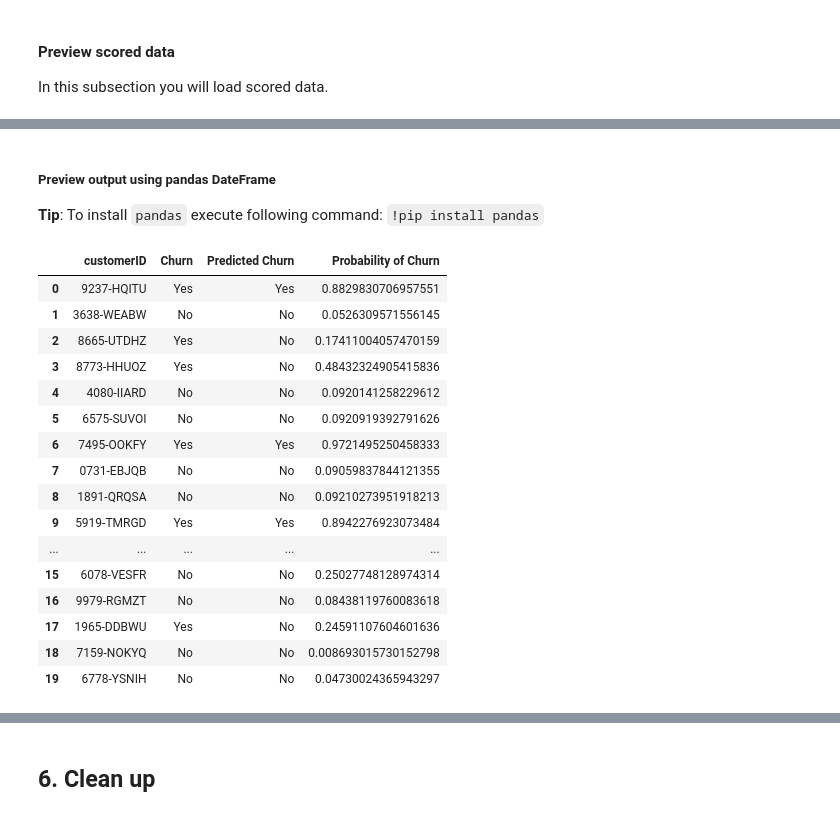
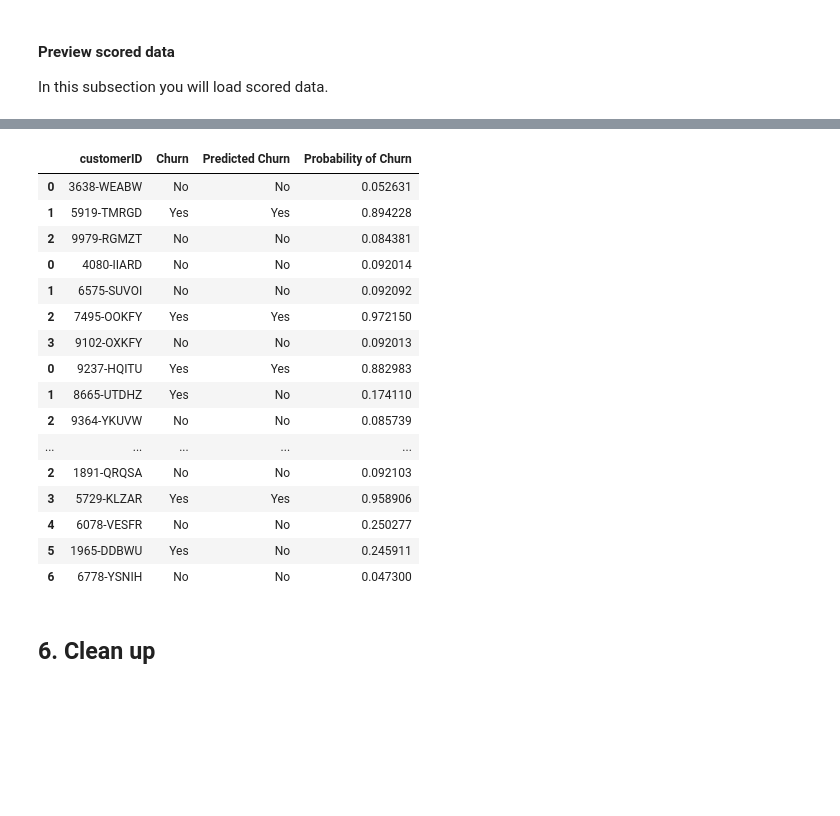
Before and after one commit to IBM/watsonx-ai-samples, a Jupyter notebook: cloud/notebooks/python_sdk/deployments/spss/Use SPSS and batch deployment with DB2 to predict customer churn.ipynb, the cells around one changed output, grey strips where cells are left out. Drawn from its saved outputs; the diff is of its cells as text; code cells hidden in the pictures; blank space fills up the shorter version.

Commit message:
Updated various cloud notebooks
Signed-off-by: Rafal Chrzanowski <Rafal.Chrzanowski@ibm.com>

```diff
--- a/cloud/notebooks/python_sdk/deployments/spss/Use SPSS and batch deployment with DB2 to predict customer churn.ipynb
+++ b/cloud/notebooks/python_sdk/deployments/spss/Use SPSS and batch deployment with DB2 to predict customer churn.ipynb
@@ -76,9 +76,11 @@ location = 'PASTE YOUR INSTANCE LOCATION HERE'
 # %%
+import getpass
+
 from ibm_watsonx_ai import Credentials
 
 credentials = Credentials(
-    api_key=api_key,
-    url='https://' + location + '.ml.cloud.ibm.com'
+    url="https://us-south.ml.cloud.ibm.com",
+    api_key=getpass.getpass("Please enter your watsonx.ai api key (hit enter): "),
 )
 # %%
 from ibm_watsonx_ai import APIClient
@@ -112,0 +127,11 @@ client.set.default_space(space_id)
+# %%
+import os
+
+input_table_1 = "CUSTOMER"
+input_table_2 = "CUSTOMER_2"
+output_table = "OUTPUT"
+
+try:
+    schema_name = os.environ["DB_SCHEMA"]
+except KeyError:
+    schema_name = input("Please enter name of the schema you want to use: ")
@@ -166,2 +308,0 @@ You can use commands below to create a db2 connection and required data assets t
-# %%
-schema_name = 'PUT YOUR SCHEMA NAME HERE'
@@ -451,26 +406,10 @@ rows = results["rows"]
-# %% [markdown]
-##### Preview output using pandas DateFrame
-
-**Tip**: To install `pandas` execute following command: `!pip install pandas`
-# %%
-import pandas as pd
-
-pd.DataFrame(data=rows, columns=columns)
-# %% [output]
-|  | customerID | Churn | Predicted Churn | Probability of Churn |
-| 0 | 9237-HQITU | Yes | Yes | 0.8829830706957551 |
-| 1 | 3638-WEABW | No | No | 0.0526309571556145 |
-| 2 | 8665-UTDHZ | Yes | No | 0.17411004057470159 |
-| 3 | 8773-HHUOZ | Yes | No | 0.48432324905415836 |
-| 4 | 4080-IIARD | No | No | 0.0920141258229612 |
-| 5 | 6575-SUVOI | No | No | 0.0920919392791626 |
-| 6 | 7495-OOKFY | Yes | Yes | 0.9721495250458333 |
-| 7 | 0731-EBJQB | No | No | 0.09059837844121355 |
-| 8 | 1891-QRQSA | No | No | 0.09210273951918213 |
-| 9 | 5919-TMRGD | Yes | Yes | 0.8942276923073484 |
-| ... | ... | ... | ... | ... |
-| 15 | 6078-VESFR | No | No | 0.25027748128974314 |
-| 16 | 9979-RGMZT | No | No | 0.08438119760083618 |
-| 17 | 1965-DDBWU | Yes | No | 0.24591107604601636 |
-| 18 | 7159-NOKYQ | No | No | 0.008693015730152798 |
-| 19 | 6778-YSNIH | No | No | 0.04730024365943297 |
+# %%
+from ibm_watsonx_ai.helpers.connections import DatabaseLocation, DataConnection
+
+connection = DataConnection(
+    connection_asset_id=db2_connection_id,
+    location=DatabaseLocation(schema_name, output_table),
+)
+connection.set_client(client)
+connection.read()
+# %% [output]
@@ -477,3 +421,20 @@ pd.DataFrame(data=rows, columns=columns)
+|  | customerID | Churn | Predicted Churn | Probability of Churn |
+| 0 | 3638-WEABW | No | No | 0.052631 |
+| 1 | 5919-TMRGD | Yes | Yes | 0.894228 |
+| 2 | 9979-RGMZT | No | No | 0.084381 |
+| 0 | 4080-IIARD | No | No | 0.092014 |
+| 1 | 6575-SUVOI | No | No | 0.092092 |
+| 2 | 7495-OOKFY | Yes | Yes | 0.972150 |
+| 3 | 9102-OXKFY | No | No | 0.092013 |
+| 0 | 9237-HQITU | Yes | Yes | 0.882983 |
+| 1 | 8665-UTDHZ | Yes | No | 0.174110 |
+| 2 | 9364-YKUVW | No | No | 0.085739 |
+| ... | ... | ... | ... | ... |
+| 2 | 1891-QRQSA | No | No | 0.092103 |
+| 3 | 5729-KLZAR | Yes | Yes | 0.958906 |
+| 4 | 6078-VESFR | No | No | 0.250277 |
+| 5 | 1965-DDBWU | Yes | No | 0.245911 |
+| 6 | 6778-YSNIH | No | No | 0.047300 |
 # %% [markdown]
 <a id="cleanup"></a>
 ## 6. Clean up
```
Also changed, not shown: parts of 58 cells of this notebook, 25 other files.
